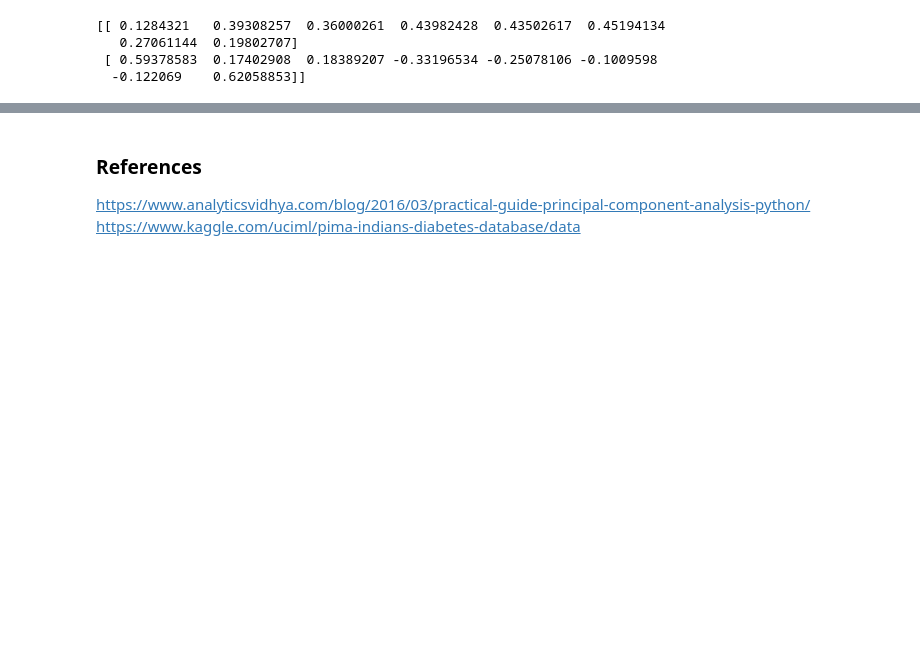
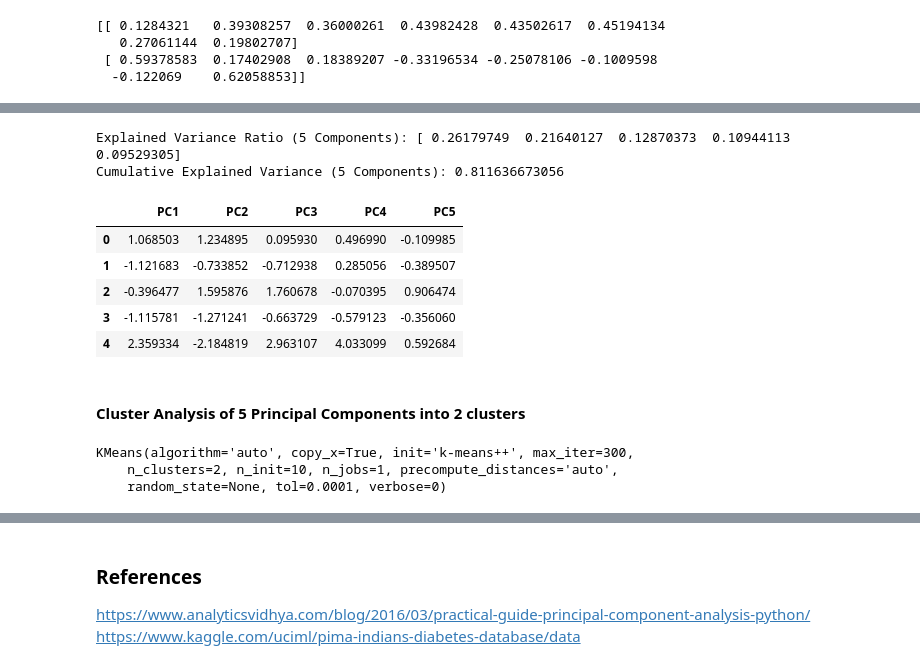
Before and after one commit to DineshVangumalli/big-data-python-class, a Jupyter notebook: Homeworks/Homework9/VANGUMALLI-HW9-dimensionalityreduction-27-Nov-2017.ipynb, the cells around one changed output, grey strips where cells are left out. Drawn from its saved outputs; the diff is of its cells as text; code cells hidden in the pictures; blank space fills up the shorter version.

```diff
--- a/Homeworks/Homework9/VANGUMALLI-HW9-dimensionalityreduction-27-Nov-2017.ipynb
+++ b/Homeworks/Homework9/VANGUMALLI-HW9-dimensionalityreduction-27-Nov-2017.ipynb
@@ -137,0 +386,3 @@ NameError: name 'cancer' is not defined
+# %%
+pca5 = PCA(n_components=5)
+reduced_5X = pca5.fit_transform(X_std)
@@ -137,0 +392,29 @@ NameError: name 'cancer' is not defined
+# %%
+print('Explained Variance Ratio (5 Components): %s' %
+str(pca6.explained_variance_ratio_))
+print('Cumulative Explained Variance (5 Components): %s' %
+str(sum(pca6.explained_variance_ratio_)))
+# %% [output]
+Explained Variance Ratio (5 Components): [ 0.26179749  0.21640127  0.12870373  0.10944113  0.09529305]
+Cumulative Explained Variance (5 Components): 0.811636673056
+# %%
+reduced_5X = pd.DataFrame(reduced_5X)
+reduced_5X.index = reduced_5X.index
+reduced_5X.columns = ['PC1', 'PC2', 'PC3', 'PC4', 'PC5']
+reduced_5X.head()
+# %% [output]
+|  | PC1 | PC2 | PC3 | PC4 | PC5 |
+| 0 | 1.068503 | 1.234895 | 0.095930 | 0.496990 | -0.109985 |
+| 1 | -1.121683 | -0.733852 | -0.712938 | 0.285056 | -0.389507 |
+| 2 | -0.396477 | 1.595876 | 1.760678 | -0.070395 | 0.906474 |
+| 3 | -1.115781 | -1.271241 | -0.663729 | -0.579123 | -0.356060 |
+| 4 | 2.359334 | -2.184819 | 2.963107 | 4.033099 | 0.592684 |
+# %% [markdown]
+#### Cluster Analysis of 5 Principal Components into 2 clusters
+# %%
+km_5 = KMeans(n_clusters=2)
+km_5.fit(reduced_5X)
+# %% [output]
+KMeans(algorithm='auto', copy_x=True, init='k-means++', max_iter=300,
+    n_clusters=2, n_init=10, n_jobs=1, precompute_distances='auto',
+    random_state=None, tol=0.0001, verbose=0)
```
Also changed, not shown: parts of 62 cells of this notebook.
